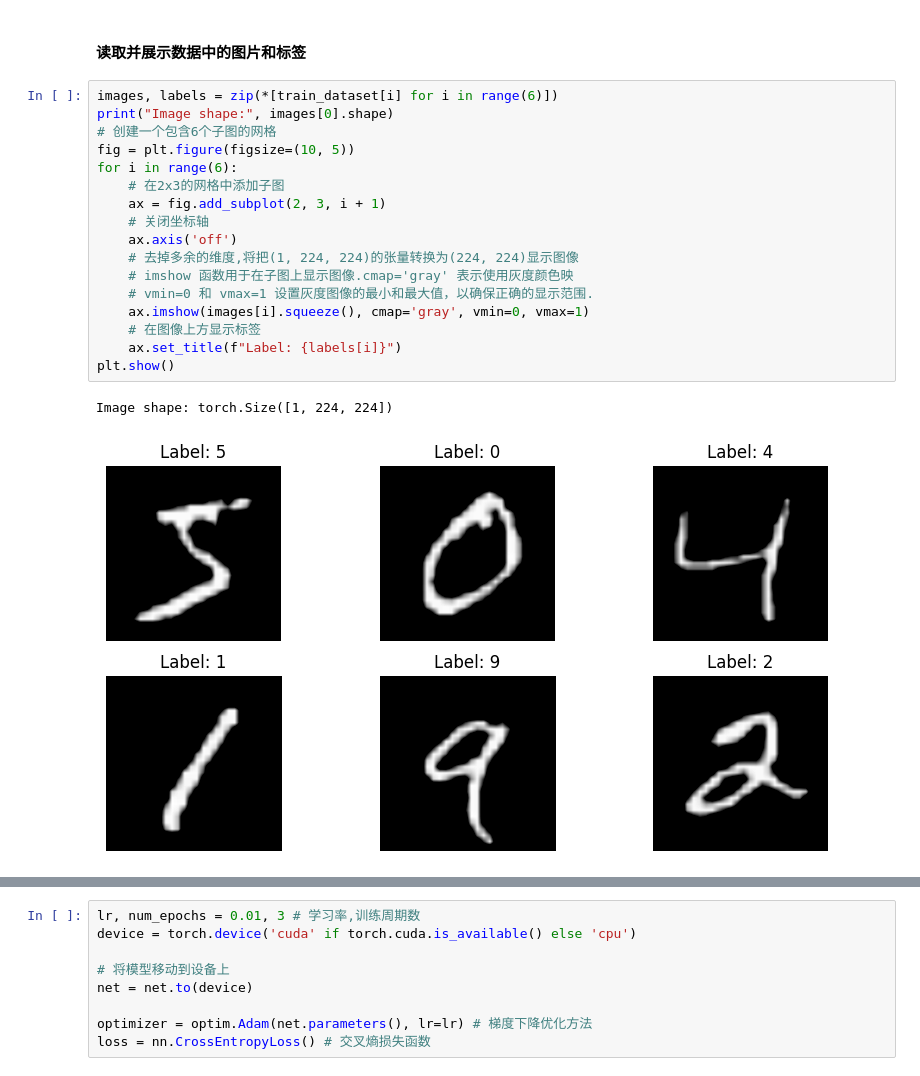
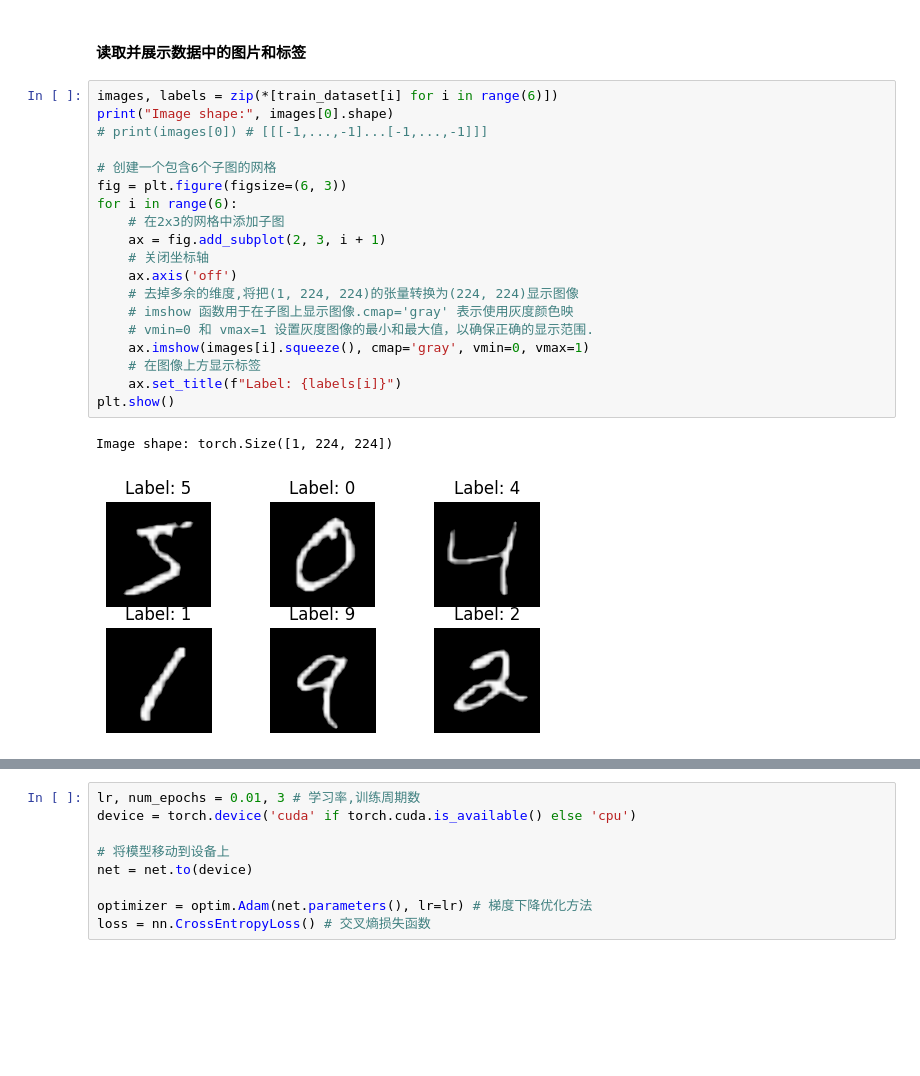
Before and after one commit to Sharninjak/DeepLearning, a Jupyter notebook: d2l_zh_pytorch/00_Mine/ResNet_mine.ipynb, the cells around one changed output, grey strips where cells are left out. Drawn from its saved outputs; the diff is of its cells as text; blank space fills up the shorter version.

```diff
--- a/d2l_zh_pytorch/00_Mine/ResNet_mine.ipynb
+++ b/d2l_zh_pytorch/00_Mine/ResNet_mine.ipynb
@@ -125,20 +135,22 @@ tensor([5, 0, 4, 1, 9, 2, 1, 3, 1])
 # %%
 images, labels = zip(*[train_dataset[i] for i in range(6)])
 print("Image shape:", images[0].shape)
+# print(images[0]) # [[[-1,...,-1]...[-1,...,-1]]]
+
 # 创建一个包含6个子图的网格
-fig = plt.figure(figsize=(10, 5))
+fig = plt.figure(figsize=(6, 3))
 for i in range(6):
     # 在2x3的网格中添加子图
     ax = fig.add_subplot(2, 3, i + 1)
     # 关闭坐标轴
     ax.axis('off')
     # 去掉多余的维度,将把(1, 224, 224)的张量转换为(224, 224)显示图像
     # imshow 函数用于在子图上显示图像.cmap='gray' 表示使用灰度颜色映
     # vmin=0 和 vmax=1 设置灰度图像的最小和最大值，以确保正确的显示范围.
     ax.imshow(images[i].squeeze(), cmap='gray', vmin=0, vmax=1)
     # 在图像上方显示标签
     ax.set_title(f"Label: {labels[i]}")
 plt.show()
 # %% [output]
 Image shape: torch.Size([1, 224, 224])
-[figure, old version]
+[figure, new version]
```
Also changed, not shown: parts of 40 cells of this notebook, 3 other files.
